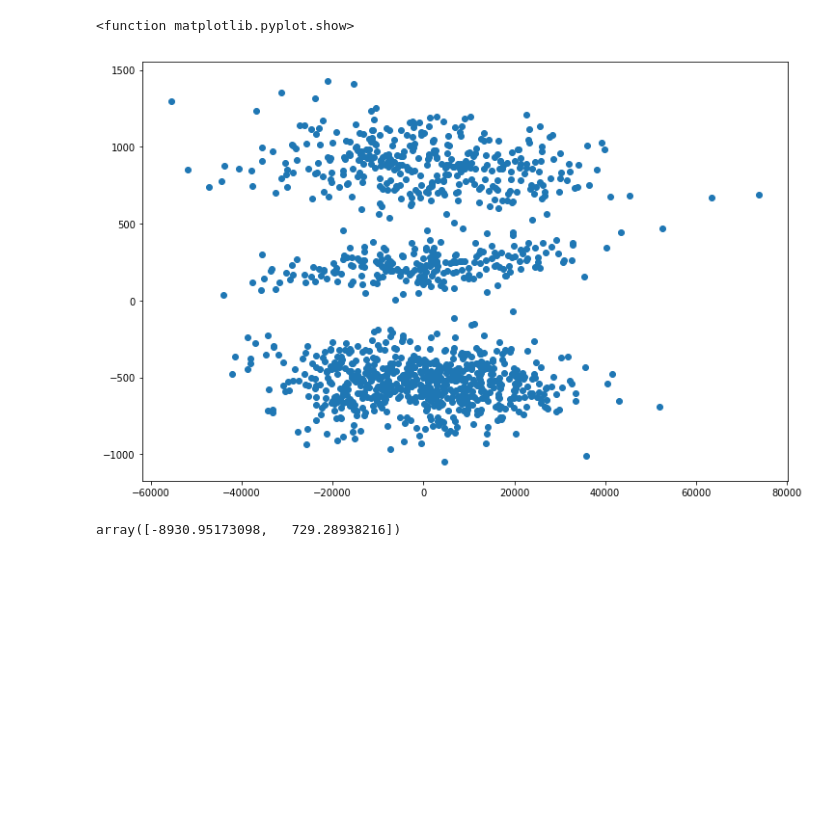
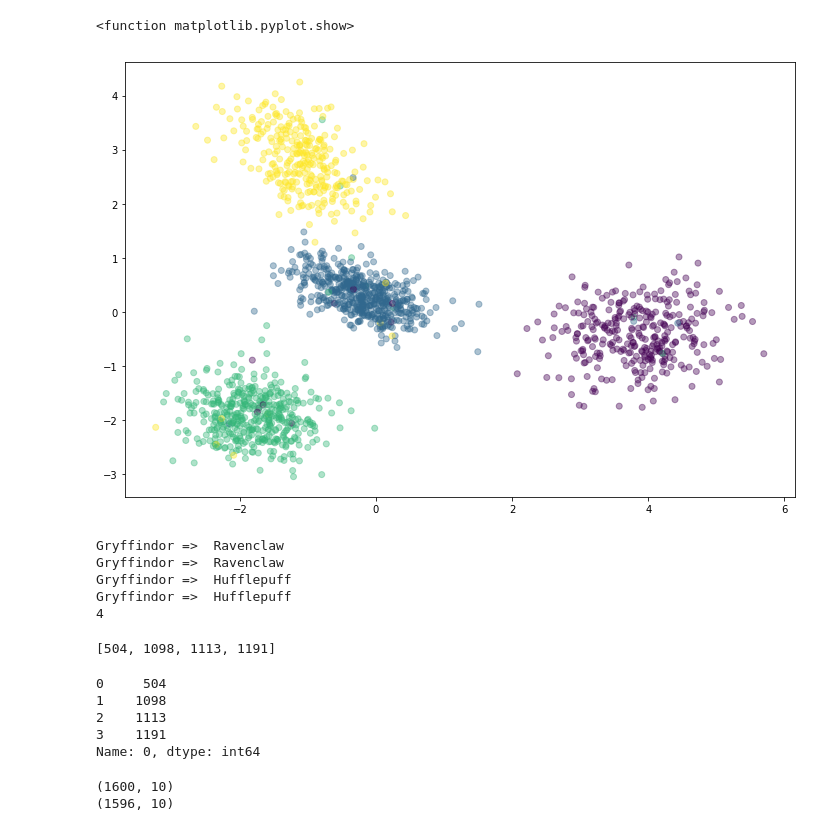
Before and after one commit to pdespres/DSLR, a Jupyter notebook: outliers.ipynb, the cells around one changed output. Drawn from its saved outputs; the diff is of its cells as text; code cells hidden in the pictures; blank space fills up the shorter version.

Commit message:
bonus sup outliers

```diff
--- a/outliers.ipynb
+++ b/outliers.ipynb
@@ -6,11 +6,12 @@ import os.path
 import pandas as pd
 
 df = pd.read_csv('./data/dataset_train.csv')
-df.drop(['Index', 'First Name', 'Last Name', 'Birthday', 'Best Hand'], axis=1, inplace=True)
-# df = df.apply(lambda x: x.str.strip()).replace('', np.nan)
-df.dropna(inplace=True)
+df.drop(['Index', 'First Name', 'Last Name', 'Birthday', 'Best Hand', \
+         'Arithmancy','Care of Magical Creatures','Defense Against the Dark Arts'], axis=1, inplace=True)
+df.fillna(df.mean(), inplace=True)
+#df.dropna(inplace=True)
 y = pd.DataFrame()
 y = df['Hogwarts House']
 df.drop(['Hogwarts House'], axis=1, inplace=True)
 df.apply(pd.to_numeric,downcast='float')
-df.info()
+df = (df-df.mean())/df.std()
@@ -36,22 +18,64 @@ memory usage: 136.8 KB
 # %%
 from sklearn import decomposition
 from sklearn import datasets
 import matplotlib.pyplot as plt
 
 %matplotlib inline
 
 pca = decomposition.PCA(n_components=2)
 pca.fit(df)
 train_red = pca.transform(df)
-train_red
+ycolor = y.astype('category').cat.codes
 
 plt.figure(figsize=(12, 8))
-plt.scatter(train_red[:,0],train_red[:,1])
+plt.scatter(train_red[:,0],train_red[:,1], c=ycolor, alpha=0.4)
 plt.show
 # %% [output]
 <function matplotlib.pyplot.show>
-[figure, old version]
+[figure, new version]
-# %%
-train_red[0]
-# %% [output]
-array([-8930.95173098,   729.28938216])
+# %%
+#[184, 255, 504, 515, 704, 815, 1191, 1444, 1448, 1515]
+
+#[ 184,  200,  255,  339,  445,  456,  504,  515,  618,  681,  704,
+#         815,  820,  824,  915,  941, 1078, 1098, 1113, 1191, 1282, 1419,
+#        1435, 1444, 1446, 1448, 1515, 1525, 1596]
+outliers = []
+
+for index, row in enumerate(train_red):
+    if row[0] > 3 and y[index] != 'Gryffindor':
+        outliers.append(index)
+        print('Gryffindor => ', y[index])
+#     if row[0] < -1 and row[1] < -0.5 and y[index] != 'Ravenclaw':
+#         outliers.append(index)
+#         print('Ravenclaw => ',y[index])
+#     if row[0] < 0 and row[1] > 2 and y[index] != 'Slytherin':
+#         outliers.append(index)
+#         print('Slytherin => ', y[index])
+#     if row[0] < 1.2 and row[0] > -1 and row[1] < 1.5 and row[1] > -1 and y[index] != 'Hufflepuff':
+#         outliers.append(index)
+#         print('Hufflepuff => ',y[index])
+print(len(outliers))
+outliers
+# %% [output]
+Gryffindor =>  Ravenclaw
+Gryffindor =>  Ravenclaw
+Gryffindor =>  Hufflepuff
+Gryffindor =>  Hufflepuff
+4
+[504, 1098, 1113, 1191]
+# %%
+outliers = pd.DataFrame(outliers)
+outliers[0]
+# %% [output]
+0     504
+1    1098
+2    1113
+3    1191
+Name: 0, dtype: int64
+# %%
+print(df.shape)
+df_red = df.drop(df.index[outliers[0]])
+print(df_red.shape)
+# %% [output]
+(1600, 10)
+(1596, 10)
```
Also changed, not shown: parts of 1 cell of this notebook, 7 other files.
